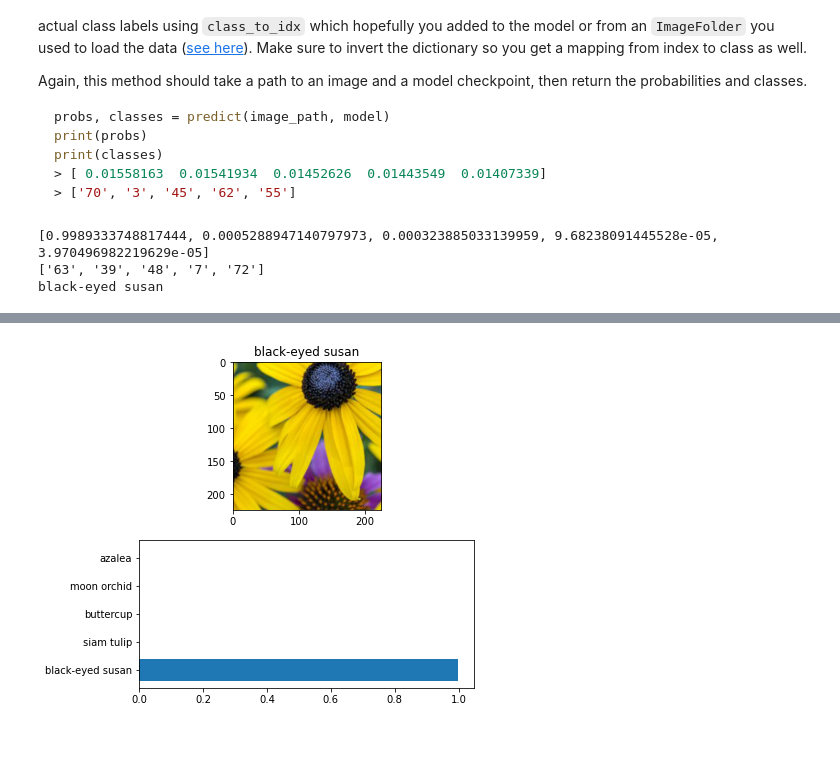
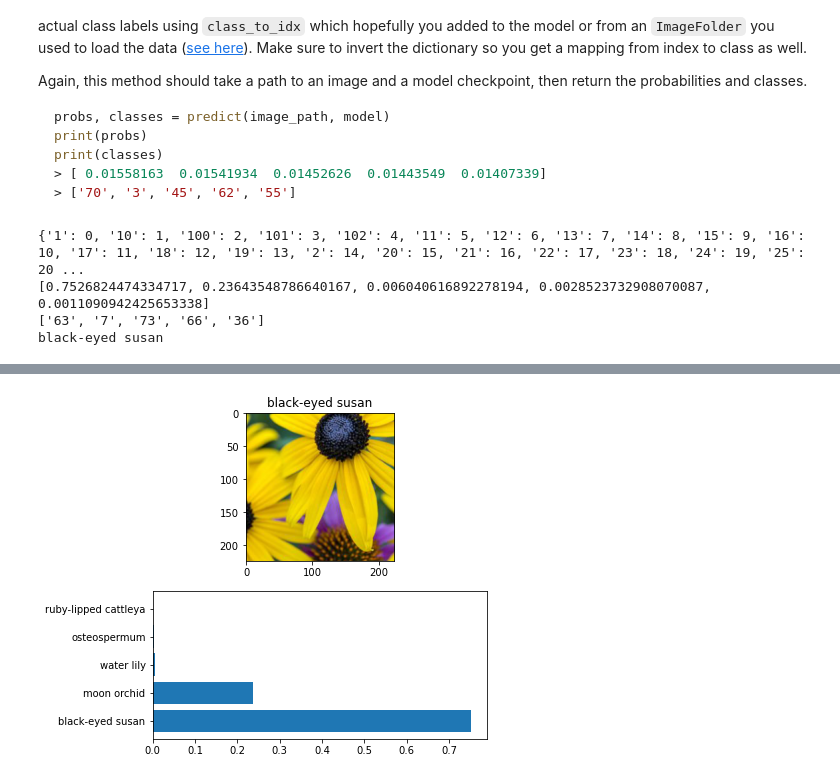
Before and after one commit to solidAIdream66/DLClassifyImage, a Jupyter notebook: Image Classifier Project.ipynb, the cells around one changed output, grey strips where cells are left out. Cells and saved outputs as stored; diff of their text form; code cells hidden in the pictures; blank space fills up the shorter version.

````diff
--- a/Image Classifier Project.ipynb
+++ b/Image Classifier Project.ipynb
@@ -288,7 +288,7 @@ checkpoint = {'classifier': model.classifier,
               'class_to_idx': model.class_to_idx,
               'epochs': epochs,
               'optimizer_state_dict': optimizer.state_dict(),
-              'state_dict': model.state_dict()}
+              'state_dict': model.classifier.state_dict()}
 
 torch.save(checkpoint, 'checkpoint.pth')
 # %% [markdown]
@@ -299,13 +299,13 @@ At this point it's good to write a function that can load a checkpoint and rebui
 # TODO: Write a function that loads a checkpoint and rebuilds the model
 def load_checkpoint(filepath):
     checkpoint = torch.load(filepath)
-    model = torchvision.models.vgg11(pretrained=False)
+    model = torchvision.models.vgg11(pretrained=True)
     model.classifier = checkpoint['classifier']
-    model.load_state_dict(checkpoint['state_dict'])
+    model.classifier.load_state_dict(checkpoint['state_dict'])
     model.class_to_idx = checkpoint['class_to_idx']
     return model
 # %%
-model = load_checkpoint('checkpoint_73.pth')
+model = load_checkpoint('checkpoint.pth')
 print(model)
 # %% [output]
 VGG(
@@ -440,34 +440,36 @@ print(classes)
 > ['70', '3', '45', '62', '55']
 ```
 # %%
-def predict(image_path, model, topk=5):
+def predict(image_path, checkpoint, topk=5):
     ''' Predict the class (or classes) of an image using a trained deep learning model.
     '''
-
     # TODO: Implement the code to predict the class from an image file
+    model = load_checkpoint(checkpoint)
     with Image.open(image_path) as image:
         image = process_image(image)
 
         model.eval()
+        model.to('cpu')
+        image.to('cpu')
         logps = model.forward(image)
         ps = torch.exp(logps)
         probs, indices = ps.topk(topk, dim=1)
         probs = [p.item() for p in probs.view(-1)]
-        classes = [str(i.item()+1) for i in indices.view(-1)]
+        classes = [str(model.class_to_idx[str(i.item()+1)]+1) for i in indices.view(-1)]
     return image, probs, classes
 # %%
 image_path = 'pics/black_eyed_susan.jpg'
-model.to('cpu')
-# print(model.class_to_idx)
-image, probs, classes = predict(image_path, model)
+print(model.class_to_idx)
+image, probs, classes = predict(image_path, 'checkpoint.pth')
 print(probs)
 print(classes)
 
 print(cat_to_name[classes[0]])
 # imshow(image[0]);
 # %% [output]
-[0.9989333748817444, 0.0005288947140797973, 0.000323885033139959, 9.68238091445528e-05, 3.970496982219629e-05]
-['63', '39', '48', '7', '72']
+{'1': 0, '10': 1, '100': 2, '101': 3, '102': 4, '11': 5, '12': 6, '13': 7, '14': 8, '15': 9, '16': 10, '17': 11, '18': 12, '19': 13, '2': 14, '20': 15, '21': 16, '22': 17, '23': 18, '24': 19, '25': 20 ...
+[0.7526824474334717, 0.23643548786640167, 0.006040616892278194, 0.0028523732908070087, 0.0011090942425653338]
+['63', '7', '73', '66', '36']
 black-eyed susan
 # %% [markdown]
 ## Sanity Checking
@@ -480,18 +482,18 @@ You can convert from the class integer encoding to actual flower names with the
 # %%
 # TODO: Display an image along with the top 5 classes
 
 # predict
 model.to('cpu')
 imagepath = 'pics/black_eyed_susan.jpg'
-image, probs, classes = predict(image_path, model)
+image, probs, classes = predict(image_path, 'checkpoint.pth')
 # print(probs)
 # print(classes)
 
 # visualize
 fig, (ax1, ax2) = plt.subplots(figsize=(6,6),nrows=2)
 imshow(image[0], ax1, cat_to_name[classes[0]])
 
 flowers = [cat_to_name[c] for c in classes]
 ax2.barh(flowers, probs);
 # %% [output]
-[figure, old version]
+[figure, new version]
````
Also changed, not shown: parts of 3 cells of this notebook, 9 other files.
